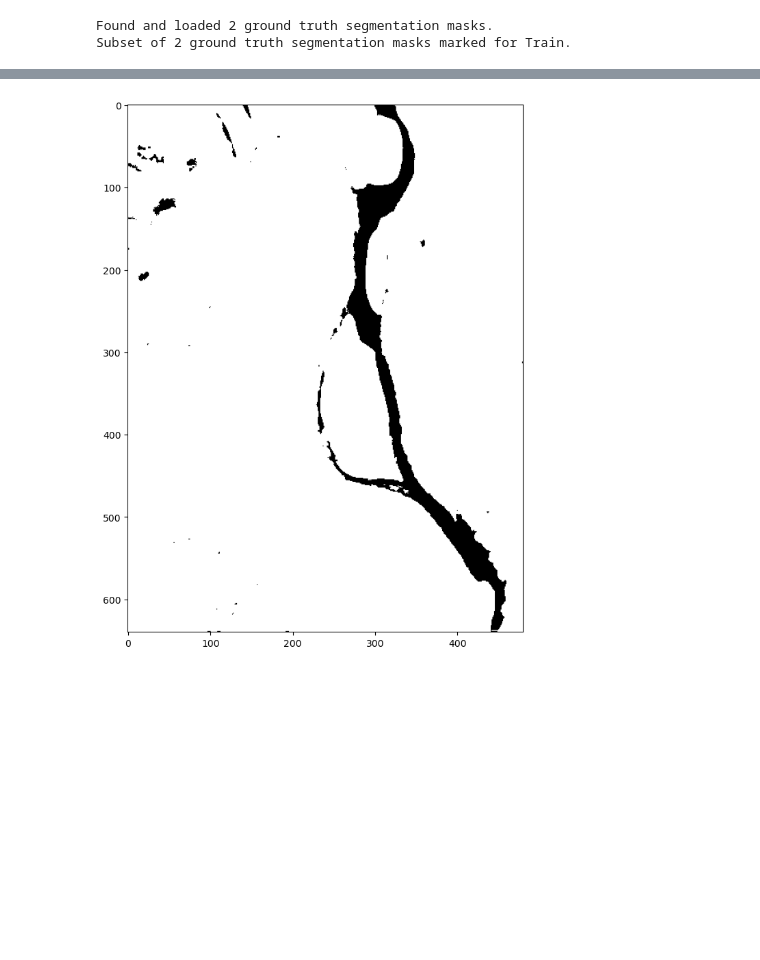
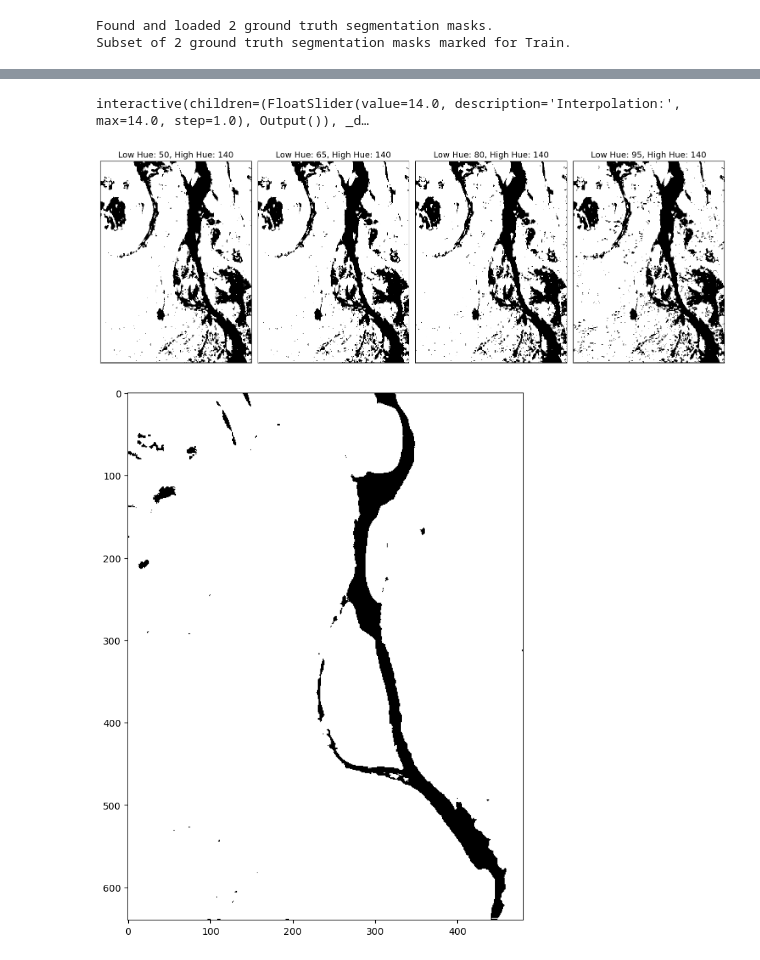
Before and after one commit to StefanTodoran/elwha-segmentation, a Jupyter notebook: book/chapters/masking.ipynb, the cells around one changed output, grey strips where cells are left out. Cells and saved outputs as stored; diff of their text form; code cells hidden in the pictures; blank space fills up the shorter version.

```diff
--- a/book/chapters/masking.ipynb
+++ b/book/chapters/masking.ipynb
@@ -287,3 +325,40 @@ def createRoughRiverMask(datapoint):
+# %%
+interactive_plot = widgets.interactive(updateMaskVersion, interpolation=interpolation_slider)
+display(interactive_plot)
+# %% [output]
+interactive(children=(FloatSlider(value=14.0, description='Interpolation:', max=14.0, step=1.0), Output()), _d…
+# %%
+ncols = 4
+figure, axes = plt.subplots(nrows=1, ncols=ncols, figsize=(15,15))
+
+def colrange(start: int, step: int):
+  return range(start, start + (ncols + 1) * step, step)
+
+low_hue_range = colrange(50, 15)
+low_sat_range = colrange(5, 5)
+low_val_range = colrange(10, 10)
+
+high_hue_range = colrange(120, 20)
+high_sat_range = colrange(180, 20)
+high_val_range = colrange(210, 20)
+
+for x in range(ncols):
+  low_blue = [low_hue_range[x], low_sat_range[1], low_val_range[1]]
+  high_blue = [high_hue_range[1], high_sat_range[1], high_val_range[1]]
+
+  rgb_image = cv2.imread(str(datapoint["rgb_path"]))
+  mask = createRoughMaskFromHSVBounds(rgb_image, low_blue, high_blue)
+
+  ax = axes[x]
+  ax.imshow(mask, cmap="gray", interpolation="none")
+  ax.set_xticks([])
+  ax.set_yticks([])
+
+  ax.set_title(f"Low Hue: {low_blue[0]}, High Hue: {high_blue[0]}", fontsize=14)
+
+plt.tight_layout()
+# %% [output]
+[figure, added]
 # %%
 mask = createRoughRiverMask(datapoint)
 
```
Also changed, not shown: parts of 9 cells of this notebook.
